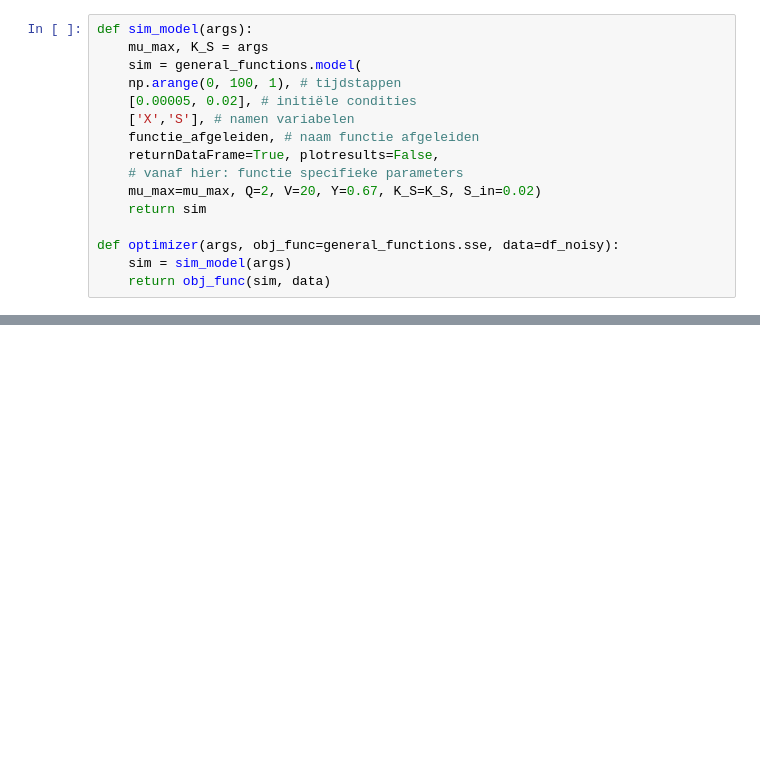
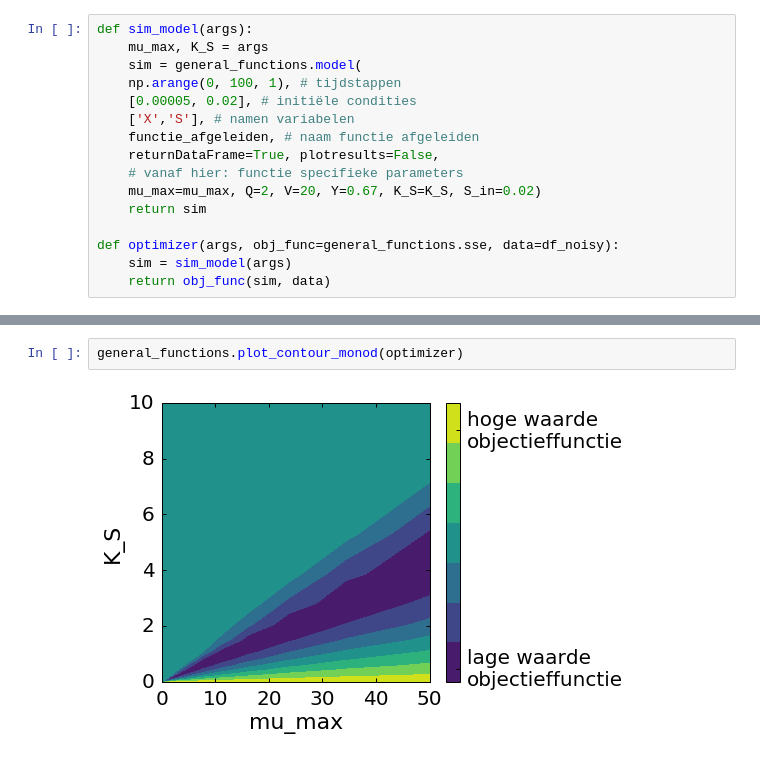
Before and after one commit to inopens/modsim_demos, a Jupyter notebook: monod.ipynb, the cells around one changed output, grey strips where cells are left out. Cells and saved outputs as stored; diff of their text form; blank space fills up the shorter version.

```diff
--- a/monod.ipynb
+++ b/monod.ipynb
@@ -152,0 +181,4 @@ interact(general_functions.plot_calib,
+# %%
+general_functions.plot_contour_monod(optimizer)
+# %% [output]
+[figure, added]
```
Also changed, not shown: parts of 7 cells of this notebook, 2 other files.
